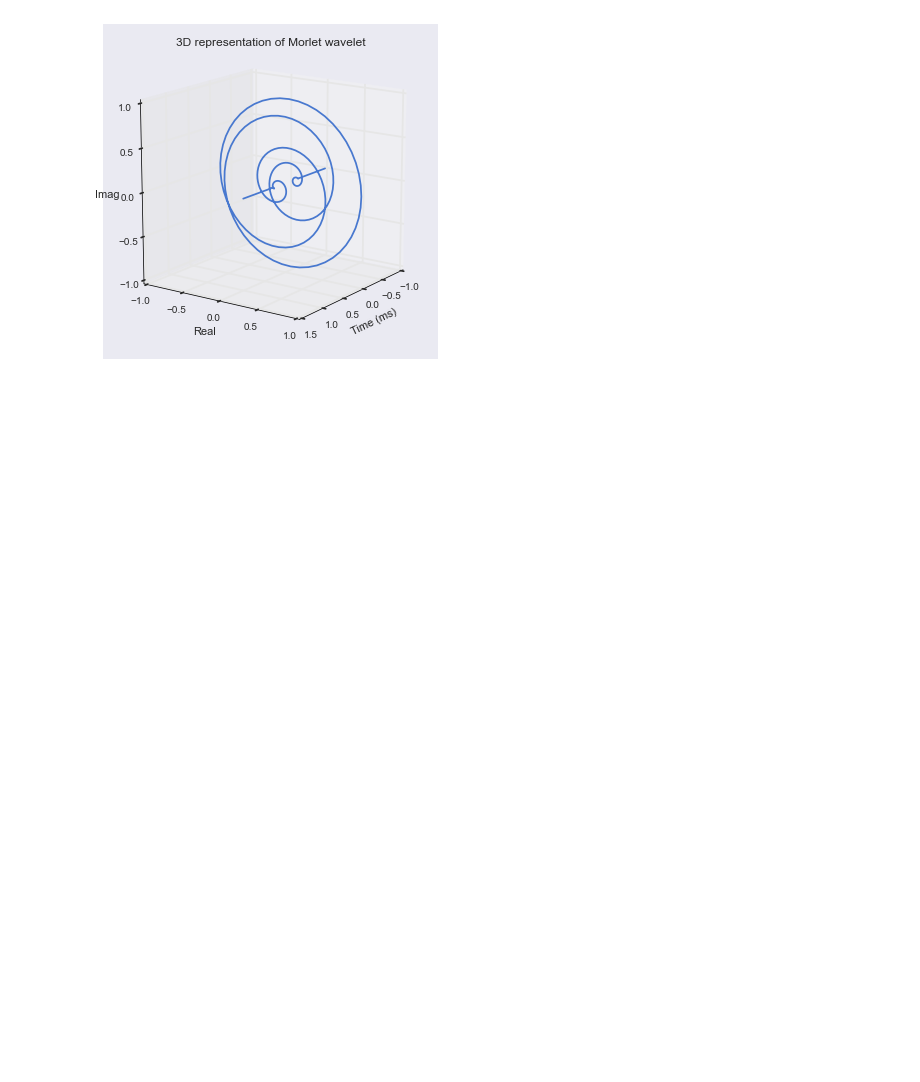
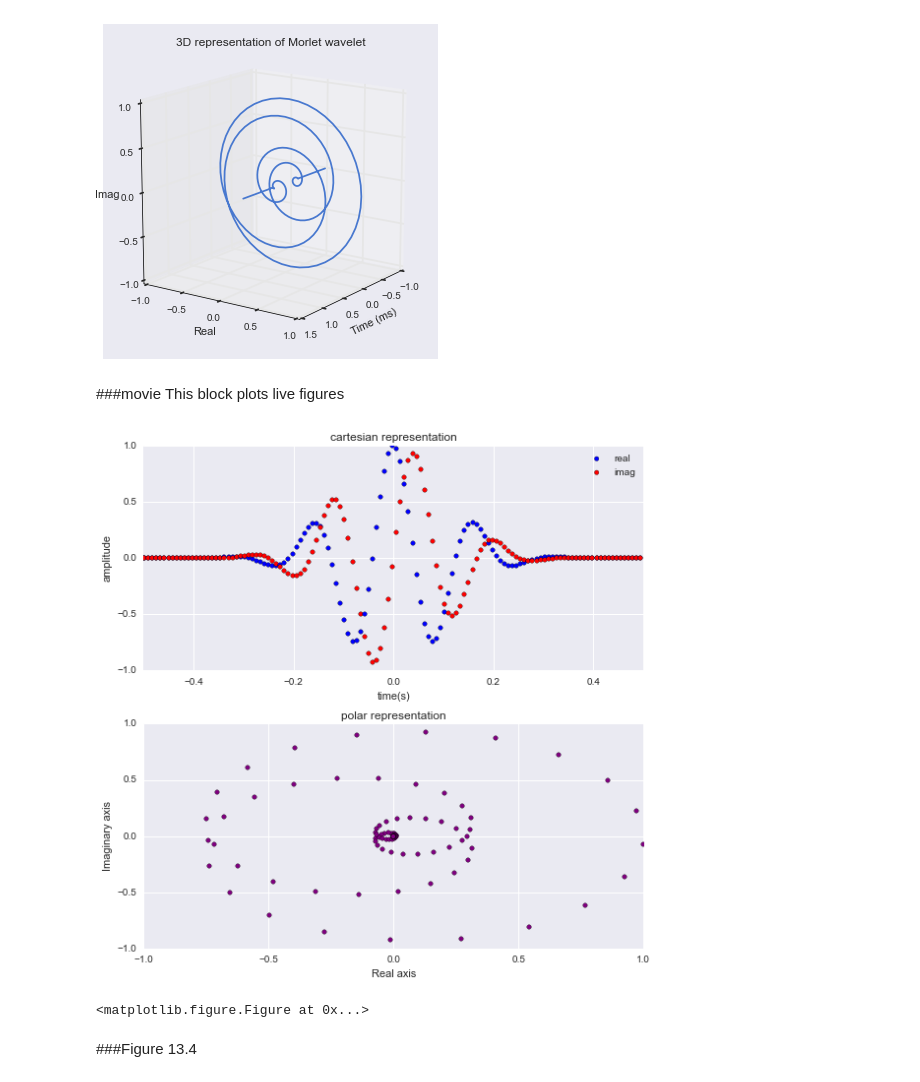
Before and after one commit to lyndond/Analyzing_Neural_Time_Series, a Jupyter notebook: chapter13.ipynb, the cells around one changed output. Saved outputs shown, nothing was run; the diff lists cells and outputs as text; code cells hidden in the pictures; blank space fills up the shorter version.

Commit message:
added movie section to chapter13

```diff
--- a/chapter13.ipynb
+++ b/chapter13.ipynb
@@ -68,3 +68,67 @@ ax.set_zlabel('Imag')
 _=plt.title("3D representation of Morlet wavelet")
 # %% [output]
 [figure]
+# %% [markdown]
+###movie
+This block plots live figures
+# %%
+from IPython import display
+
+frequency = 6. #frequency of sine wave
+srate = 500.
+time = np.arange(-.5,0.5+1/srate,1/srate)
+
+
+#create the complex wavelet
+wavelet = exp(2*1j*pi*frequency*time) * exp(-time**2/(2*(4/(2*pi*frequency))**2))
+
+f, axes = plt.subplots(2, 1)
+f.set_size_inches(8, 8)
+
+
+#set up top row of data (real and imaginary in cartesian plot)
+cplotR = axes[0].scatter(time[0],np.real(wavelet[0]),c='b')
+cplotI = axes[0].scatter(time[0],np.imag(wavelet[0]),c='r')
+axes[0].axis([time[0],time[-1],-1,1])
+
+axes[0].set_title("cartesian representation")
+axes[0].set_ylabel("amplitude")
+axes[0].set_xlabel("time(s)")
+axes[0].legend(["real","imag"])
+
+
+#set up bottom row of data (polar presentation)
+pplot = axes[1].scatter(np.real(wavelet[0]),np.imag(wavelet[0]),c='purple')
+plt.axis([-1,1,-1,1])
+plt.xlabel("Real axis")
+plt.ylabel("Imaginary axis")
+plt.title("polar representation")
+plt.tight_layout()
+
+
+timeskip = 4 #if computer is slow, change this to higher number
+
+for ti in np.arange(1,len(time),timeskip):
+    try:
+
+        display.clear_output(wait=True)
+
+
+        #update cartesian plots
+        axes[0].scatter(time[ti],np.real(wavelet[ti]),c='b')
+        axes[0].scatter(time[ti],np.imag(wavelet[ti]),c='r')
+
+        #update polar plot
+        axes[1].scatter(np.real(wavelet[ti]),np.imag(wavelet[ti]),c='purple')
+
+        display.display(plt.gcf())
+
+    except Exception as e:
+        break
+
+f.clear()
+# %% [output]
+[figure, added]
+<matplotlib.figure.Figure at 0x...>
+# %% [markdown]
+###Figure 13.4
```
